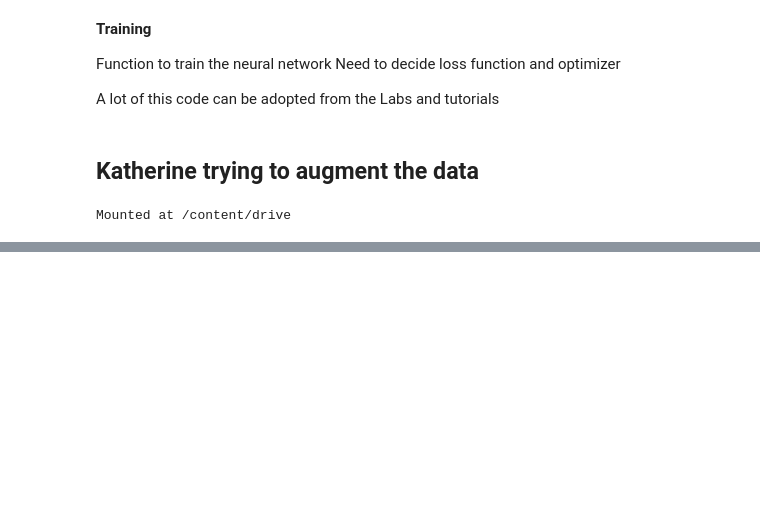
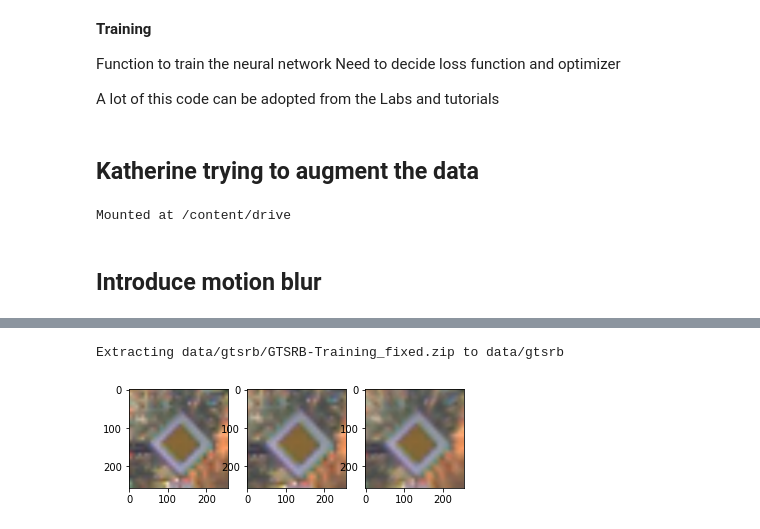
Before and after one commit to katL7/GTSRB-APS360, a Jupyter notebook: APS360_Traffic_Sign_Project.ipynb, the cells around one changed output, grey strips where cells are left out. Cells and saved outputs as stored; diff of their text form; code cells hidden in the pictures; blank space fills up the shorter version.

Commit message:
Added motion blur and started dirt smear augmentation

```diff
--- a/APS360_Traffic_Sign_Project.ipynb
+++ b/APS360_Traffic_Sign_Project.ipynb
@@ -765,3 +757,5 @@ os.chdir('drive/MyDrive/APS360/Project/SyRa-Synthesized_Rain_dataset-main')
 # %%
 %%shell
 python main.py --img_size 256 --mode syn --checkpoint_dir expr/checkpoint/SyRa --out_dir expr/result --data folder_of_your_data --resume_iter 100000
+# %% [markdown]
+## Introduce motion blur
@@ -767,0 +764,21 @@ python main.py --img_size 256 --mode syn --checkpoint_dir expr/checkpoint/SyRa -
+# %%
+train_data = get_train_loader(img_size=256)
+
+for i, data in enumerate(train_data):
+  plt.subplot(1, 3, 1)
+  img, label = data
+  plt.imshow(img[0].permute(1,2,0))
+
+  plt.subplot(1, 3, 2)
+  blur_layer = transforms.functional.center_crop(img[0], 236)
+  blur_layer = transforms.functional.resize(blur_layer, 256)
+  plt.imshow(blur_layer.permute(1,2,0))
+
+  plt.subplot(1, 3, 3)
+  merge = img[0]*0.5+blur_layer*0.5
+  plt.imshow(merge.permute(1,2,0))
+
+
+  if i>=0:
+    break
+# %% [output]
@@ -767,0 +786,2 @@ python main.py --img_size 256 --mode syn --checkpoint_dir expr/checkpoint/SyRa -
+Extracting data/gtsrb/GTSRB-Training_fixed.zip to data/gtsrb
+[figure, added]
```
Also changed, not shown: parts of 20 cells of this notebook.
